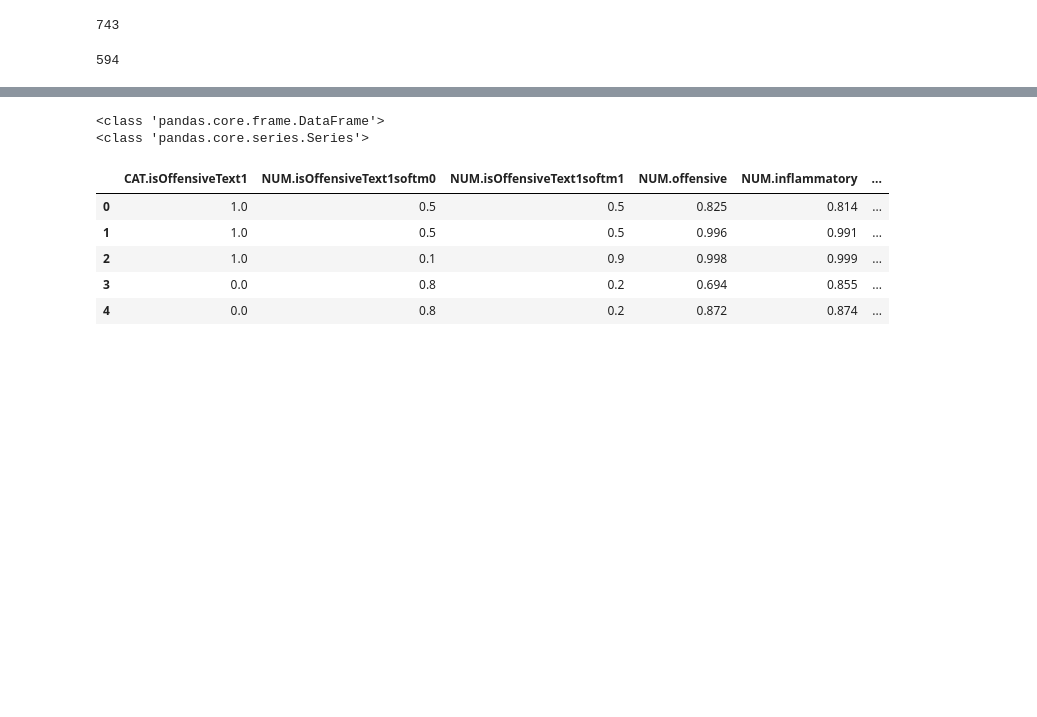
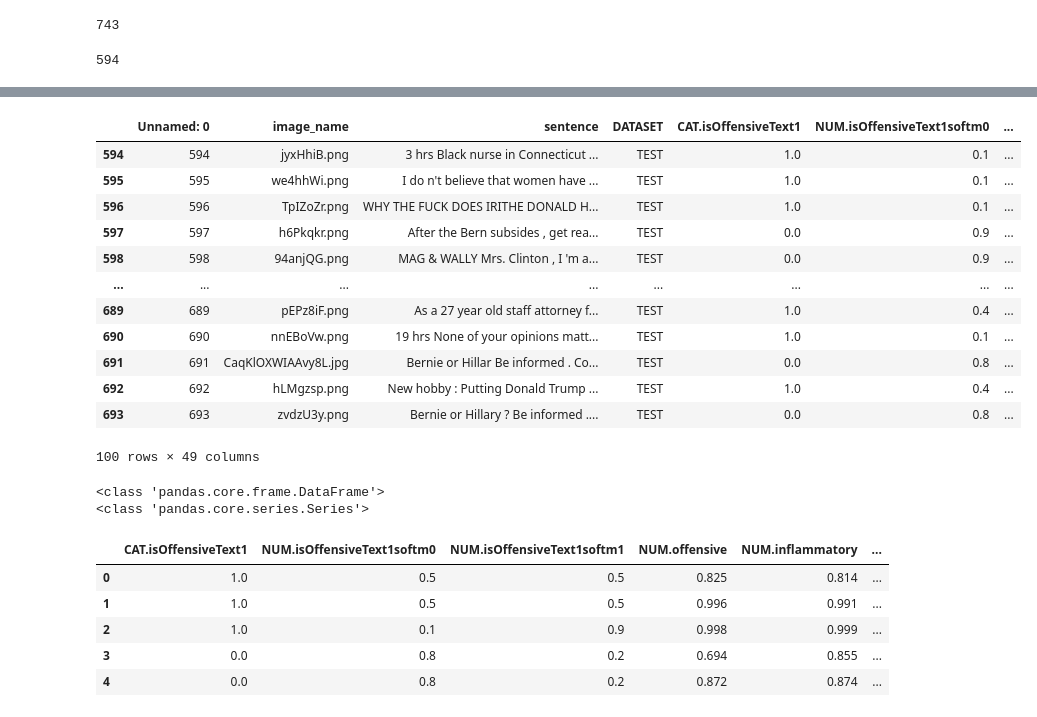
Before and after one commit to rajagopalmotivate/WiproMultiModalClassifierOffensive, a Jupyter notebook: Copy_of_Enduser_Declares_Active_Features_to_improve_X_Multimodal_classifer_ver_8.ipynb, the cells around one changed output, grey strips where cells are left out. Cells and saved outputs as stored; diff of their text form; code cells hidden in the pictures; blank space fills up the shorter version.

```diff
--- a/Copy_of_Enduser_Declares_Active_Features_to_improve_X_Multimodal_classifer_ver_8.ipynb
+++ b/Copy_of_Enduser_Declares_Active_Features_to_improve_X_Multimodal_classifer_ver_8.ipynb
@@ -795,0 +734,2 @@ len(dfrawTRAINandVAL)
+# %%
+dfNew = dfNew[0:100]
@@ -796,3 +756,22 @@ len(dfrawTRAINandVAL)
+# %%
+xtest = dfNew
+ytest= xtest.pop("label")
+# %%
+xtest
+# %% [output]
+|  | Unnamed: 0 | image_name | sentence | DATASET | CAT.isOffensiveText1 | NUM.isOffensiveText1softm0 | ... |
+| 594 | 594 | jyxHhiB.png | 3 hrs Black nurse in Connecticut ... | TEST | 1.0 | 0.1 | ... |
+| 595 | 595 | we4hhWi.png | I do n't believe that women have ... | TEST | 1.0 | 0.1 | ... |
+| 596 | 596 | TpIZoZr.png | WHY THE FUCK DOES IRITHE DONALD H... | TEST | 1.0 | 0.1 | ... |
+| 597 | 597 | h6Pkqkr.png | After the Bern subsides , get rea... | TEST | 0.0 | 0.9 | ... |
+| 598 | 598 | 94anjQG.png | MAG & WALLY Mrs. Clinton , I 'm a... | TEST | 0.0 | 0.9 | ... |
+| ... | ... | ... | ... | ... | ... | ... | ... |
+| 689 | 689 | pEPz8iF.png | As a 27 year old staff attorney f... | TEST | 1.0 | 0.4 | ... |
+| 690 | 690 | nnEBoVw.png | 19 hrs None of your opinions matt... | TEST | 1.0 | 0.1 | ... |
+| 691 | 691 | CaqKlOXWIAAvy8L.jpg | Bernie or Hillar Be informed . Co... | TEST | 0.0 | 0.8 | ... |
+| 692 | 692 | hLMgzsp.png | New hobby : Putting Donald Trump ... | TEST | 1.0 | 0.4 | ... |
+| 693 | 693 | zvdzU3y.png | Bernie or Hillary ? Be informed .... | TEST | 0.0 | 0.8 | ... |
+100 rows × 49 columns
 # %%
 x_train = dfrawTRAINandVAL
 print(type(x_train))  # pandas.DataFrame
```
Also changed, not shown: parts of 24 cells of this notebook.
